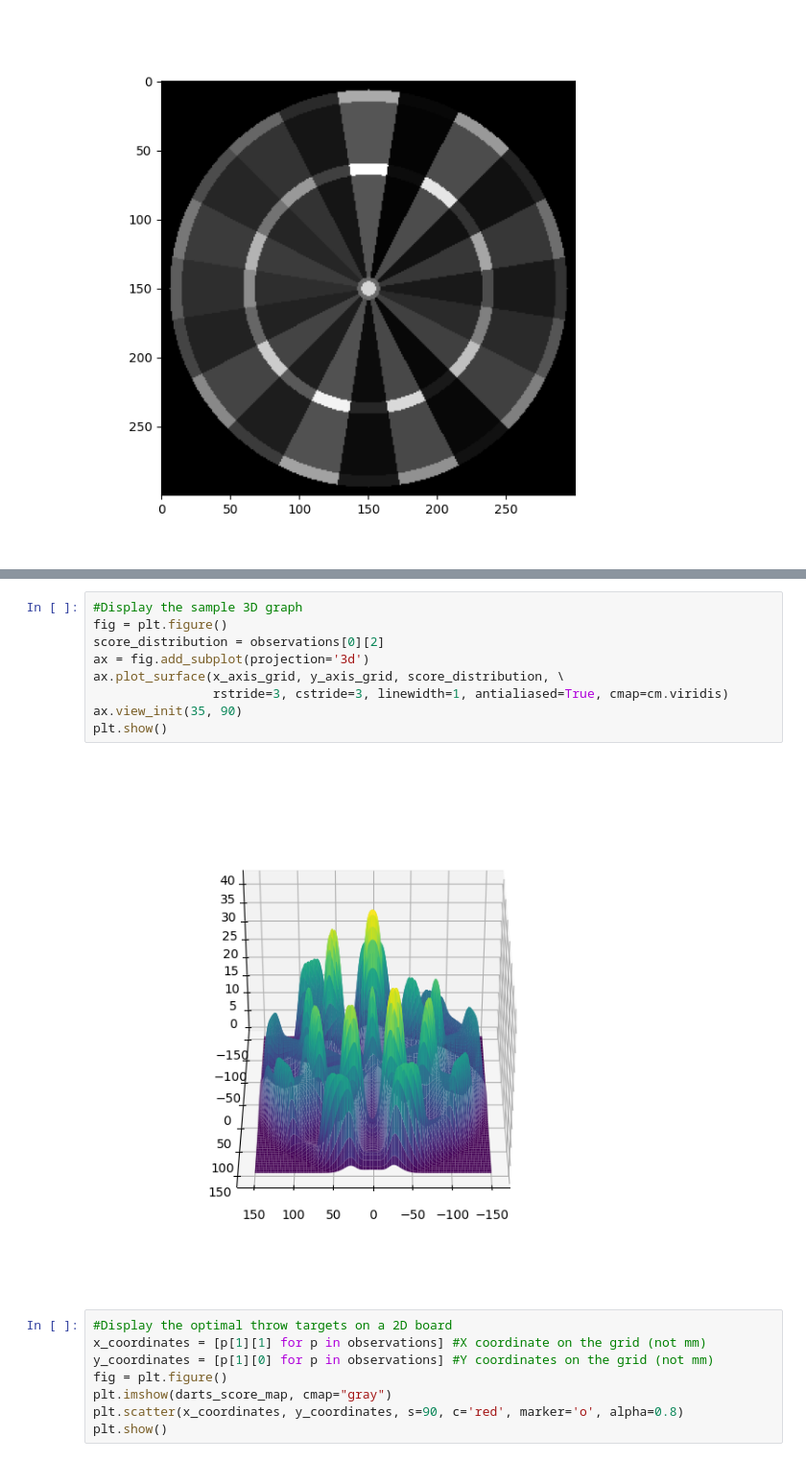
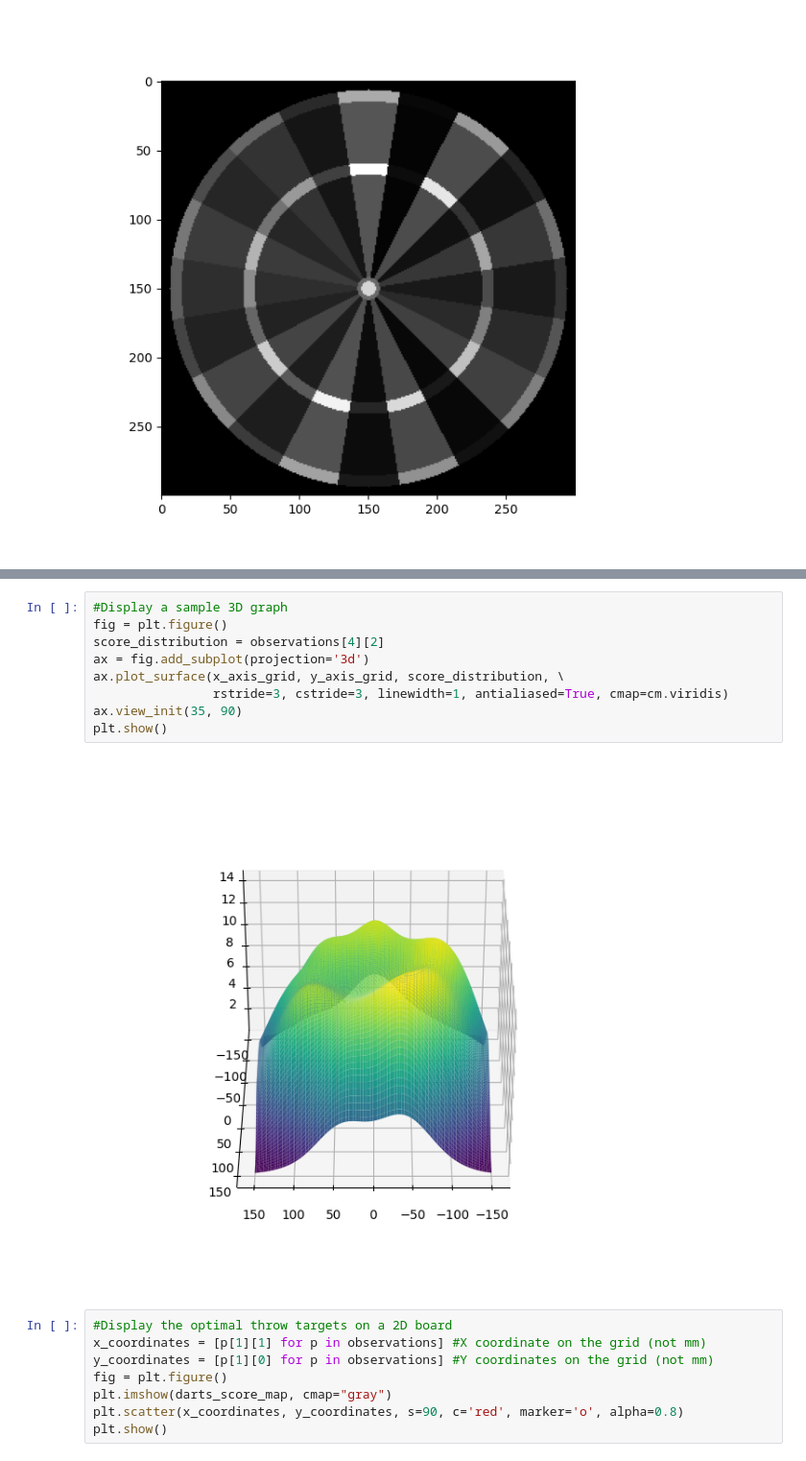
Before and after one commit to Arkzv/Darts, a Jupyter notebook: darts.ipynb, the cells around one changed output, grey strips where cells are left out. Shown: that part at 96% size. Saved outputs shown, nothing was run; the diff lists cells and outputs as text.

```diff
--- a/darts.ipynb
+++ b/darts.ipynb
@@ -208,16 +208,16 @@ Sigma 100mm, point (152, 144)           (45744), Expected score 8.37,
 Sigma 106mm, point (152, 144)           (45744), Expected score 7.83,           max point value 25
 Sigma 112mm, point (152, 144)           (45744), Expected score 7.32,           max point value 25
 # %%
-#Display the sample 3D graph
+#Display a sample 3D graph
 fig = plt.figure()
-score_distribution = observations[0][2]
+score_distribution = observations[4][2]
 ax = fig.add_subplot(projection='3d')
 ax.plot_surface(x_axis_grid, y_axis_grid, score_distribution, \
                 rstride=3, cstride=3, linewidth=1, antialiased=True, cmap=cm.viridis)
 ax.view_init(35, 90)
 plt.show()
 # %% [output]
-[figure, old version]
+[figure, new version]
 # %%
 #Display the optimal throw targets on a 2D board
 x_coordinates = [p[1][1] for p in observations] #X coordinate on the grid (not mm)
```
Also changed, not shown: 1 other file.
